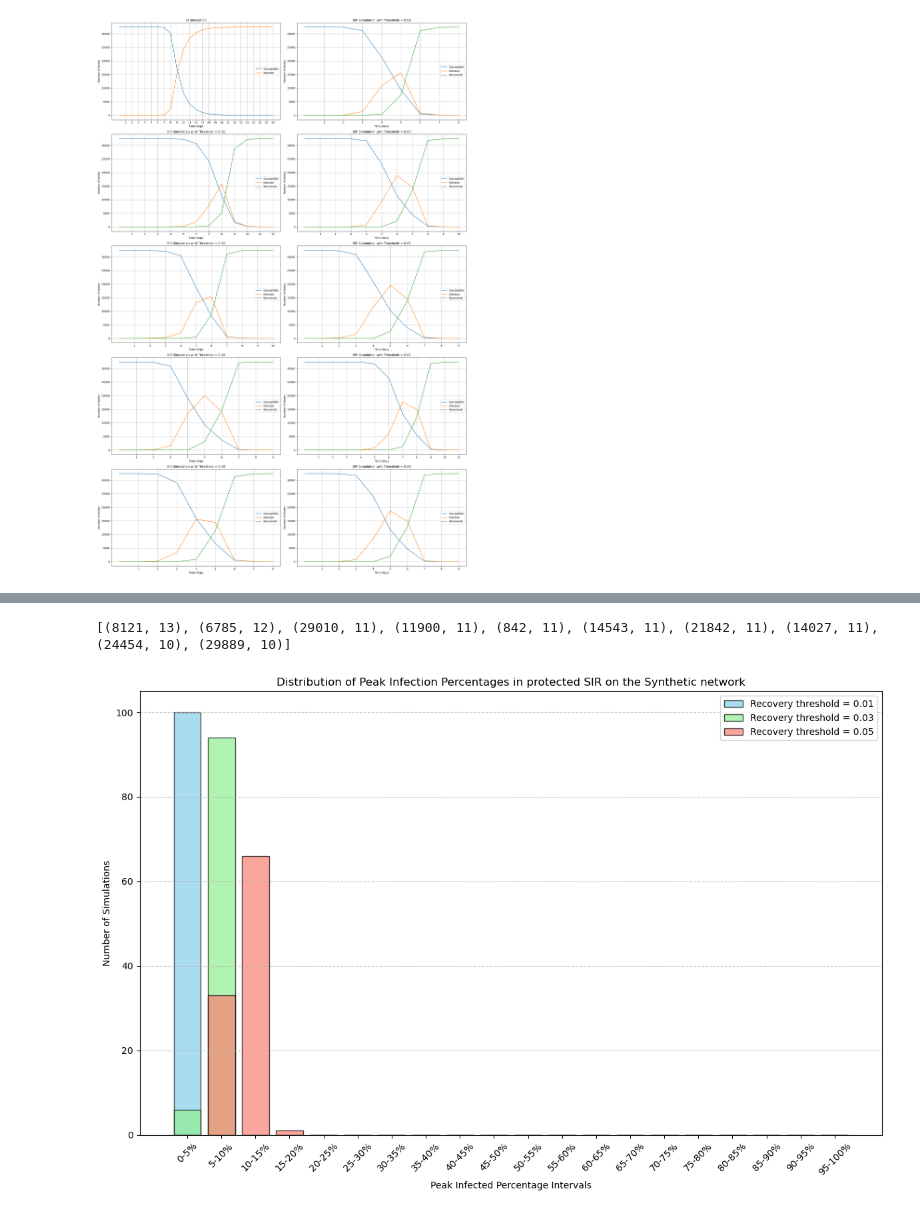
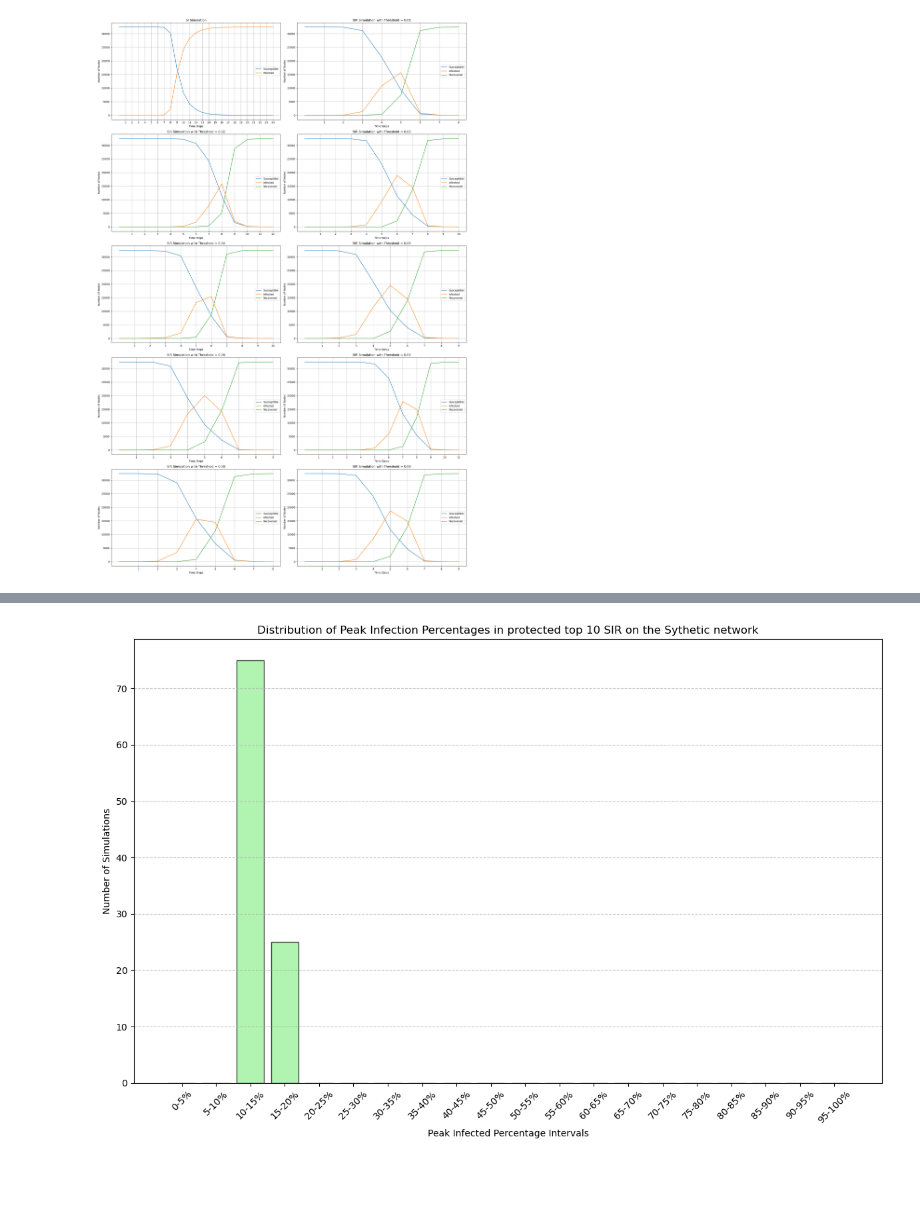
Before and after one commit to kfkfkflmej/NA_EU_emails_2024, a Jupyter notebook: histograms different thresholds.ipynb, the cells around one changed output, grey strips where cells are left out. Saved outputs shown, nothing was run; the diff lists cells and outputs as text; code cells hidden in the pictures; blank space fills up the shorter version.

Commit message:
Ordered images and more

```diff
--- a/histograms different thresholds.ipynb
+++ b/histograms different thresholds.ipynb
@@ -301,6 +302,13 @@ plt.show()
 # %%
 # Load the CSV file and create the graph
-file_path = 'data\\final_final_random_graph.csv'  # Update with the actual path to your file
+import numpy as np
+import pandas as pd
+import networkx as nx
+import matplotlib.pyplot as plt
+
+#file_path = 'data\data - fixed numbers.csv'  # Update with the actual path to your file 'data\data - fixed numbers.csv'
+
+file_path = 'data\\final_final_random_graph.csv'
 edge_df = pd.read_csv(file_path, delimiter=' ')
 G = nx.from_pandas_edgelist(edge_df, 'Source', 'Target')
 
@@ -310,50 +318,66 @@ gamma = 0.23  # Recovery probability
 time_steps = 25  # Duration of each simulation
 
 # Simulation parameters
-num_simulations = 300
-recovery_thresholds = [0.01, 0.03, 0.05]  # Recovery thresholds to cycle through
+num_simulations = 100
+recovery_thresholds = [0.03]  # Recovery thresholds to cycle through
 intervals = np.arange(0, 1.05, 0.05)  # Intervals: 0-5%, 5-10%, ..., 95-100%
-colors = ['skyblue', 'lightgreen', 'salmon']  # Colors for each threshold
+colors = ['lightgreen']  # Colors for each threshold
 hist_data = {threshold: [] for threshold in recovery_thresholds}  # Store data by threshold
 degree_dict = dict(G.degree())
-top_10_nodes = sorted(degree_dict.items(), key=lambda x: x[1], reverse=True)[:10]
-print(top_10_nodes)
+
+
+#print(top_10_nodes)
 # Run simulations
 for sim in range(num_simulations):
+
     # Select the recovery threshold based on simulation index
-    recovery_threshold = recovery_thresholds[sim // 100]
+    recovery_threshold = recovery_thresholds[0]
     rt_mark=recovery_threshold
     # Initialize states
     nodes = list(G.nodes)
     n = len(nodes)
+    # Determine top 5 nodes by degree
+    degree_dict = dict(G.degree())
+    top_10_nodes = [node for node, degree in sorted(degree_dict.items(), key=lambda x: x[1], reverse=True)[:10]]
+
+    # Exclude top 5 nodes from the choice pool for initial infected
+    eligible_nodes = [node for node in nodes if node not in top_10_nodes]
     initial_infected = 1
-    infected_nodes = np.random.choice(nodes, replace=False)
+    infected_nodes = np.random.choice(eligible_nodes, size=initial_infected, replace=False)
+
+    # Set initial states
     node_states = {node: 'S' for node in nodes}  # All nodes start as Susceptible (S)
-    node_states[infected_nodes] = 'I'
+    for node in infected_nodes:
+        node_states[node] = 'I'
+
+    # Make top 5 nodes recovered
+    for node in top_10_nodes:
+        node_states[node] = 'R'
     # Record initial state counts
     susceptible_counts = [(n-len(top_10_nodes)) - initial_infected]
     infected_counts = [initial_infected]
-    recovered_counts = [5]
+    recovered_counts = [len(top_10_nodes)]
     rec=False
+    #print(sim, top_10_nodes, infected_nodes )
     # Simulation loop
     for t in range(time_steps):
         new_states = node_states.copy()
         for node in nodes:
             if node_states[node] == 'I':  # Infected node
-                # Spread to neighbors
+            # Spread to neighbors
                 for neighbor in G.neighbors(node):
                     if node_states[neighbor] == 'S' and np.random.rand() < beta:
                         new_states[neighbor] = 'I'
-                if node_states[neighbor]=='R':
-                    rec==True
+                    if node_states[neighbor]=='R':
+                        rec==True
             # Recover
-            if np.random.rand() < gamma and infected_counts[-1] / n > recovery_threshold:
-                rec=True
-                new_states[node] = 'R'
-                continue
+                if np.random.rand() < gamma and infected_counts[-1] / n > rt_mark:
+                    rec=True
+                    new_states[node] = 'R'
+                    continue
 
-            if node_states[node] == 'R' and  rec==True:
-
+            if node_states[node] == 'R' and rec==True:
+                rt_mark=0
                 for neighbor in G.neighbors(node):
                     if node_states[neighbor] == 'S' or node_states[neighbor] == 'I':
                         new_states[neighbor] = 'R'
@@ -365,36 +389,35 @@ for sim in range(num_simulations):
         recovered_counts.append(sum(1 for state in node_states.values() if state == 'R'))
 
         # Break if no more infected
         if infected_counts[-1] == 0:
             break
 
     # Record peak infected fraction
     peak_infected_fraction = max(infected_counts) / n
     hist_data[recovery_threshold].append(peak_infected_fraction)
 
 # Combine histogram data
 plt.figure(figsize=(12, 8))
 for i, threshold in enumerate(recovery_thresholds):
     hist, bins = np.histogram(hist_data[threshold], bins=intervals)
     plt.bar(
         [f"{int(bins[j]*100)}-{int(bins[j+1]*100)}%" for j in range(len(bins) - 1)],
         hist,
         color=colors[i],
         edgecolor='black',
         alpha=0.7,
         label=f"Recovery threshold = {threshold}"
     )
-
+#print(hist_data)
 # Customize plot
 plt.xlabel("Peak Infected Percentage Intervals")
 plt.ylabel("Number of Simulations")
-plt.title("Distribution of Peak Infection Percentages in protected SIR on the Synthetic network")
+plt.title("Distribution of Peak Infection Percentages in protected top 10 SIR on the Sythetic network")
 plt.xticks(rotation=45)
-plt.legend()
+#plt.legend()
 plt.grid(axis='y', linestyle='--', alpha=0.7)
 plt.tight_layout()
-plt.savefig("fig_protected10_synthetic_histogram_300_sims.png")
+#plt.savefig("fig_protected10_syth_histogram_100_sims.png")
 plt.show()
 # %% [output]
-[(8121, 13), (6785, 12), (29010, 11), (11900, 11), (842, 11), (14543, 11), (21842, 11), (14027, 11), (24454, 10), (29889, 10)]
-[figure, old version]
+[figure, new version]
```
Also changed, not shown: parts of 5 cells of this notebook, 24 other files.
